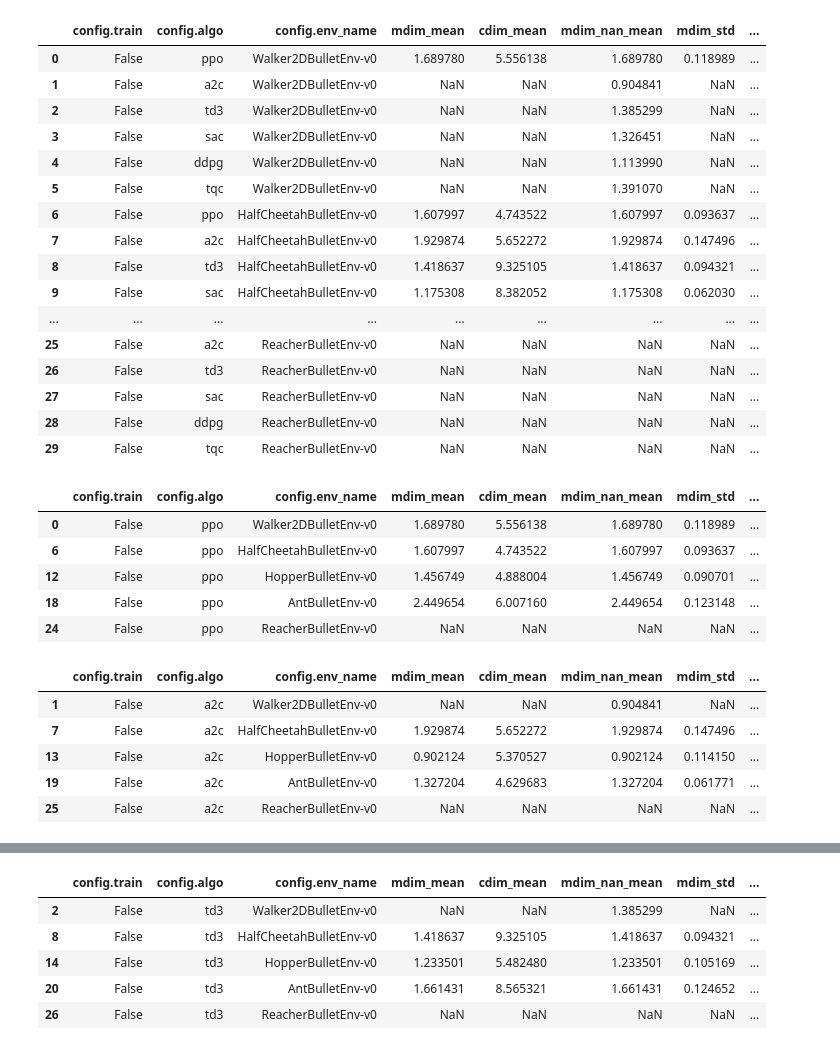
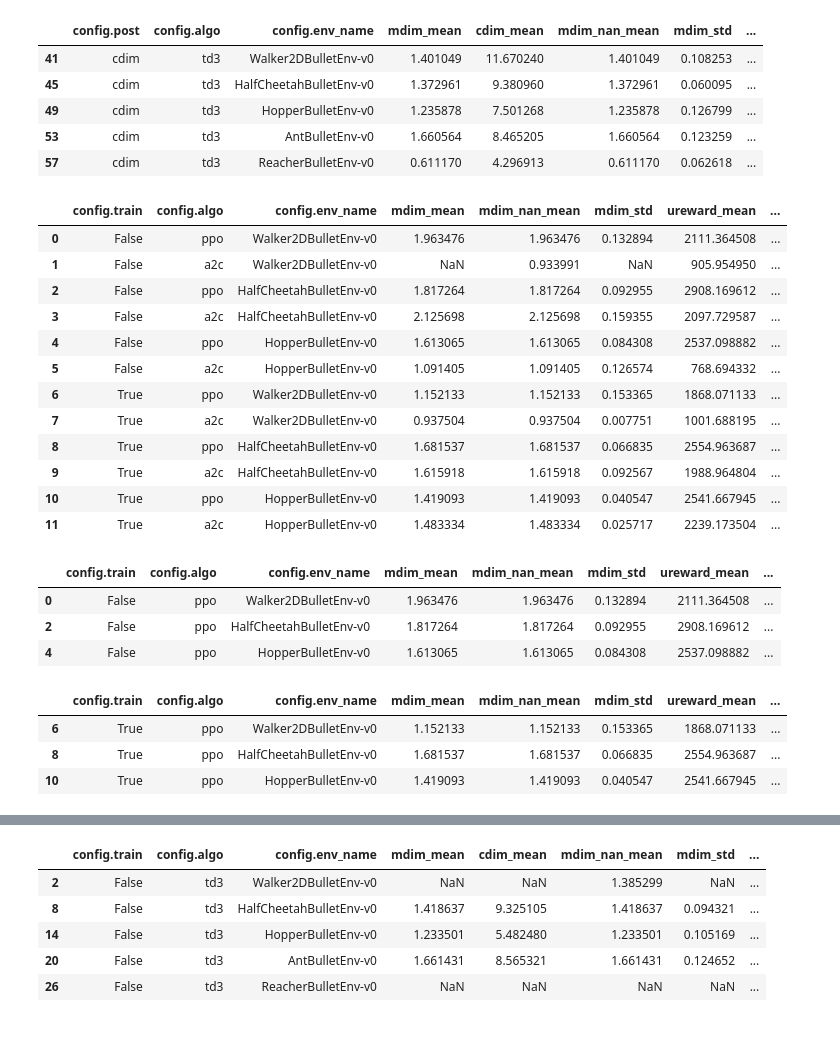
Before and after one commit to sgillen/policy_refinement, a Jupyter notebook: load_ars_zoo.ipynb, the cells around one changed output, grey strips where cells are left out. Saved outputs shown, nothing was run; the diff lists cells and outputs as text; code cells hidden in the pictures.

```diff
--- a/load_ars_zoo.ipynb
+++ b/load_ars_zoo.ipynb
@@ -1,42 +29,42 @@
+# %%
+df.loc[(df['config.algo'] == 'td3') & (df['config.post']=='cdim')]
+# %% [output]
+|  | config.post | config.algo | config.env_name | mdim_mean | cdim_mean | mdim_nan_mean | mdim_std | ... |
+| 41 | cdim | td3 | Walker2DBulletEnv-v0 | 1.401049 | 11.670240 | 1.401049 | 0.108253 | ... |
+| 45 | cdim | td3 | HalfCheetahBulletEnv-v0 | 1.372961 | 9.380960 | 1.372961 | 0.060095 | ... |
+| 49 | cdim | td3 | HopperBulletEnv-v0 | 1.235878 | 7.501268 | 1.235878 | 0.126799 | ... |
+| 53 | cdim | td3 | AntBulletEnv-v0 | 1.660564 | 8.465205 | 1.660564 | 0.123259 | ... |
+| 57 | cdim | td3 | ReacherBulletEnv-v0 | 0.611170 | 4.296913 | 0.611170 | 0.062618 | ... |
 # %%
 import pandas as pd
-file_name = "all_algos_no_train.csv"
-df = pd.read_csv(file_name)[['config.train', 'config.algo', 'config.env_name', 'mdim_mean', 'cdim_mean', 'mdim_nan_mean', 'mdim_std', 'ureward_mean', 'ureward_std', 'nreward_mean', 'nreward_std', 'len_mean',
-                        'cdim_nan_mean']]
+file_name = "keepers/ppo_a2c_100.csv"
+df = pd.read_csv(file_name)[['config.train', 'config.algo', 'config.env_name', 'mdim_mean', 'mdim_nan_mean', 'mdim_std', 'ureward_mean', 'ureward_std', 'nreward_mean', 'nreward_std', 'len_mean']]
 df
 # %% [output]
-|  | config.train | config.algo | config.env_name | mdim_mean | cdim_mean | mdim_nan_mean | mdim_std | ... |
-| 0 | False | ppo | Walker2DBulletEnv-v0 | 1.689780 | 5.556138 | 1.689780 | 0.118989 | ... |
-| 1 | False | a2c | Walker2DBulletEnv-v0 | NaN | NaN | 0.904841 | NaN | ... |
-| 2 | False | td3 | Walker2DBulletEnv-v0 | NaN | NaN | 1.385299 | NaN | ... |
-| 3 | False | sac | Walker2DBulletEnv-v0 | NaN | NaN | 1.326451 | NaN | ... |
-| 4 | False | ddpg | Walker2DBulletEnv-v0 | NaN | NaN | 1.113990 | NaN | ... |
-| 5 | False | tqc | Walker2DBulletEnv-v0 | NaN | NaN | 1.391070 | NaN | ... |
-| 6 | False | ppo | HalfCheetahBulletEnv-v0 | 1.607997 | 4.743522 | 1.607997 | 0.093637 | ... |
-| 7 | False | a2c | HalfCheetahBulletEnv-v0 | 1.929874 | 5.652272 | 1.929874 | 0.147496 | ... |
-| 8 | False | td3 | HalfCheetahBulletEnv-v0 | 1.418637 | 9.325105 | 1.418637 | 0.094321 | ... |
-| 9 | False | sac | HalfCheetahBulletEnv-v0 | 1.175308 | 8.382052 | 1.175308 | 0.062030 | ... |
-| ... | ... | ... | ... | ... | ... | ... | ... | ... |
-| 25 | False | a2c | ReacherBulletEnv-v0 | NaN | NaN | NaN | NaN | ... |
-| 26 | False | td3 | ReacherBulletEnv-v0 | NaN | NaN | NaN | NaN | ... |
-| 27 | False | sac | ReacherBulletEnv-v0 | NaN | NaN | NaN | NaN | ... |
-| 28 | False | ddpg | ReacherBulletEnv-v0 | NaN | NaN | NaN | NaN | ... |
-| 29 | False | tqc | ReacherBulletEnv-v0 | NaN | NaN | NaN | NaN | ... |
+|  | config.train | config.algo | config.env_name | mdim_mean | mdim_nan_mean | mdim_std | ureward_mean | ... |
+| 0 | False | ppo | Walker2DBulletEnv-v0 | 1.963476 | 1.963476 | 0.132894 | 2111.364508 | ... |
+| 1 | False | a2c | Walker2DBulletEnv-v0 | NaN | 0.933991 | NaN | 905.954950 | ... |
+| 2 | False | ppo | HalfCheetahBulletEnv-v0 | 1.817264 | 1.817264 | 0.092955 | 2908.169612 | ... |
+| 3 | False | a2c | HalfCheetahBulletEnv-v0 | 2.125698 | 2.125698 | 0.159355 | 2097.729587 | ... |
+| 4 | False | ppo | HopperBulletEnv-v0 | 1.613065 | 1.613065 | 0.084308 | 2537.098882 | ... |
+| 5 | False | a2c | HopperBulletEnv-v0 | 1.091405 | 1.091405 | 0.126574 | 768.694332 | ... |
+| 6 | True | ppo | Walker2DBulletEnv-v0 | 1.152133 | 1.152133 | 0.153365 | 1868.071133 | ... |
+| 7 | True | a2c | Walker2DBulletEnv-v0 | 0.937504 | 0.937504 | 0.007751 | 1001.688195 | ... |
+| 8 | True | ppo | HalfCheetahBulletEnv-v0 | 1.681537 | 1.681537 | 0.066835 | 2554.963687 | ... |
+| 9 | True | a2c | HalfCheetahBulletEnv-v0 | 1.615918 | 1.615918 | 0.092567 | 1988.964804 | ... |
+| 10 | True | ppo | HopperBulletEnv-v0 | 1.419093 | 1.419093 | 0.040547 | 2541.667945 | ... |
+| 11 | True | a2c | HopperBulletEnv-v0 | 1.483334 | 1.483334 | 0.025717 | 2239.173504 | ... |
 # %%
 df.loc[(df['config.algo'] == 'ppo') & (df['config.train']==False)]
 # %% [output]
-|  | config.train | config.algo | config.env_name | mdim_mean | cdim_mean | mdim_nan_mean | mdim_std | ... |
-| 0 | False | ppo | Walker2DBulletEnv-v0 | 1.689780 | 5.556138 | 1.689780 | 0.118989 | ... |
-| 6 | False | ppo | HalfCheetahBulletEnv-v0 | 1.607997 | 4.743522 | 1.607997 | 0.093637 | ... |
-| 12 | False | ppo | HopperBulletEnv-v0 | 1.456749 | 4.888004 | 1.456749 | 0.090701 | ... |
-| 18 | False | ppo | AntBulletEnv-v0 | 2.449654 | 6.007160 | 2.449654 | 0.123148 | ... |
-| 24 | False | ppo | ReacherBulletEnv-v0 | NaN | NaN | NaN | NaN | ... |
+|  | config.train | config.algo | config.env_name | mdim_mean | mdim_nan_mean | mdim_std | ureward_mean | ... |
+| 0 | False | ppo | Walker2DBulletEnv-v0 | 1.963476 | 1.963476 | 0.132894 | 2111.364508 | ... |
+| 2 | False | ppo | HalfCheetahBulletEnv-v0 | 1.817264 | 1.817264 | 0.092955 | 2908.169612 | ... |
+| 4 | False | ppo | HopperBulletEnv-v0 | 1.613065 | 1.613065 | 0.084308 | 2537.098882 | ... |
 # %%
-df.loc[(df['config.algo'] == 'a2c') & (df['config.train']==False)]
+df.loc[(df['config.algo'] == 'ppo') & (df['config.train']==True)]
 # %% [output]
-|  | config.train | config.algo | config.env_name | mdim_mean | cdim_mean | mdim_nan_mean | mdim_std | ... |
-| 1 | False | a2c | Walker2DBulletEnv-v0 | NaN | NaN | 0.904841 | NaN | ... |
-| 7 | False | a2c | HalfCheetahBulletEnv-v0 | 1.929874 | 5.652272 | 1.929874 | 0.147496 | ... |
-| 13 | False | a2c | HopperBulletEnv-v0 | 0.902124 | 5.370527 | 0.902124 | 0.114150 | ... |
-| 19 | False | a2c | AntBulletEnv-v0 | 1.327204 | 4.629683 | 1.327204 | 0.061771 | ... |
-| 25 | False | a2c | ReacherBulletEnv-v0 | NaN | NaN | NaN | NaN | ... |
+|  | config.train | config.algo | config.env_name | mdim_mean | mdim_nan_mean | mdim_std | ureward_mean | ... |
+| 6 | True | ppo | Walker2DBulletEnv-v0 | 1.152133 | 1.152133 | 0.153365 | 1868.071133 | ... |
+| 8 | True | ppo | HalfCheetahBulletEnv-v0 | 1.681537 | 1.681537 | 0.066835 | 2554.963687 | ... |
+| 10 | True | ppo | HopperBulletEnv-v0 | 1.419093 | 1.419093 | 0.040547 | 2541.667945 | ... |
```
Also changed, not shown: parts of 4 cells of this notebook, 2 other files.
